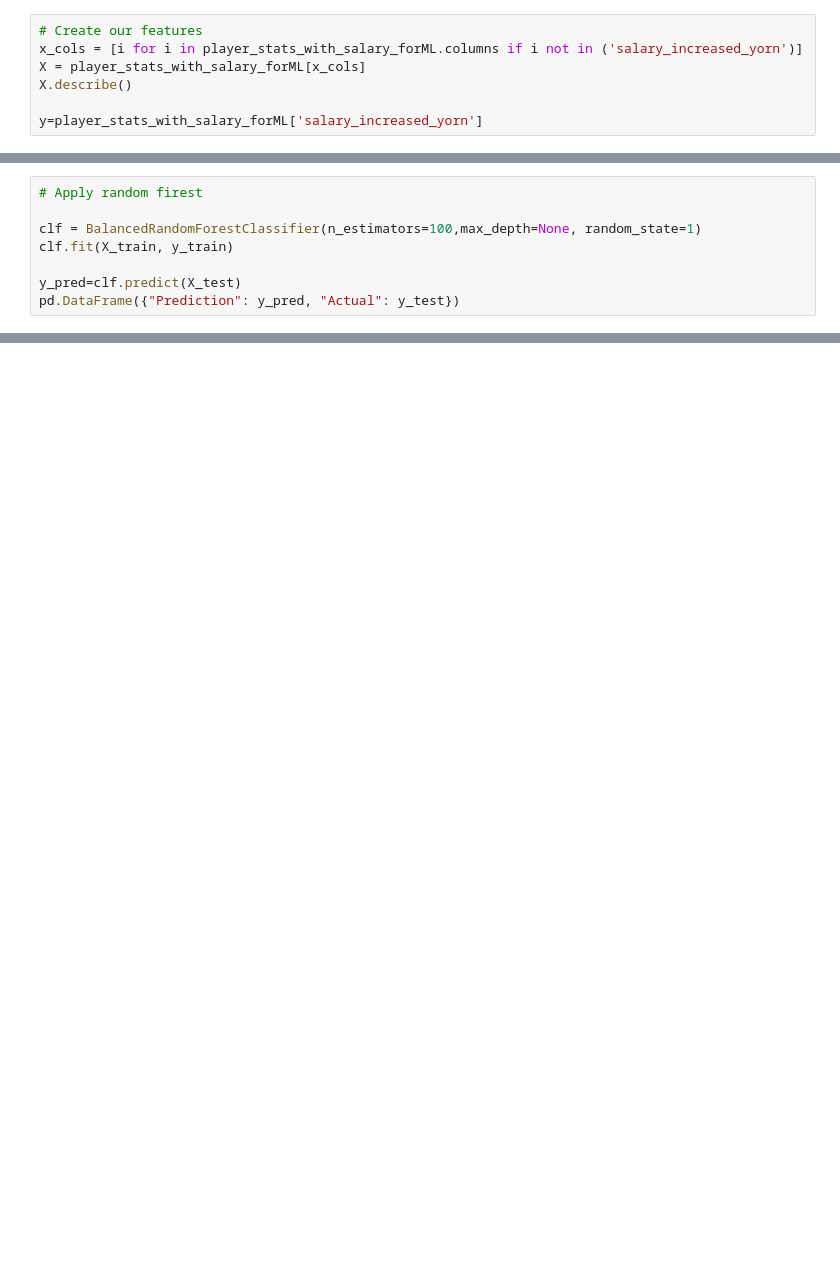
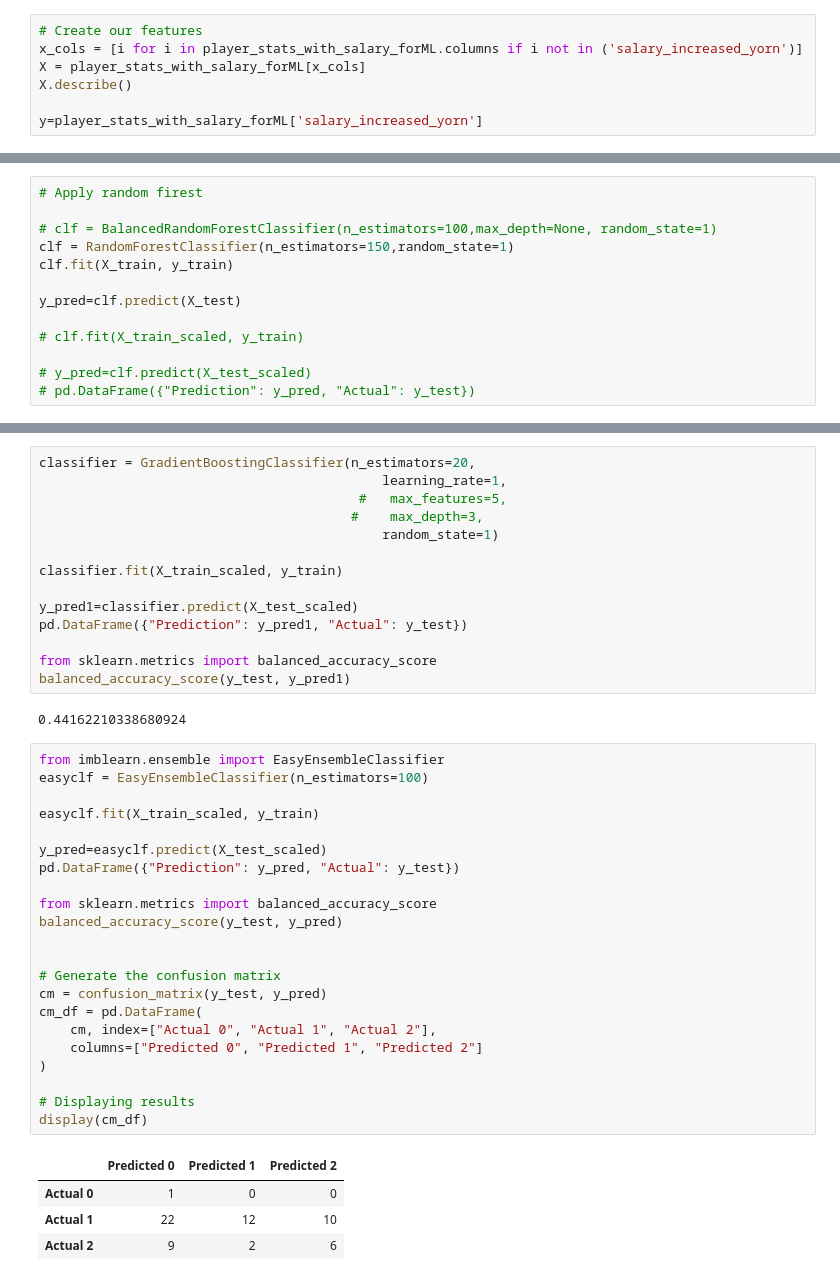
Before and after one commit to asitkumar26/nba-player-analytics, a Jupyter notebook: ML-Models/player-salaryraise-predictions.ipynb, the cells around one changed output, grey strips where cells are left out. Saved outputs shown, nothing was run; the diff lists cells and outputs as text; blank space fills up the shorter version.

Commit message:
Updated with Supervised learning model creation on 08/14

```diff
--- a/ML-Models/player-salaryraise-predictions.ipynb
+++ b/ML-Models/player-salaryraise-predictions.ipynb
@@ -272,8 +336,13 @@ Name: salary_increased_yorn, Length: 65, dtype: int64
 # %%
 # Apply random firest
 
-clf = BalancedRandomForestClassifier(n_estimators=100,max_depth=None, random_state=1)
+# clf = BalancedRandomForestClassifier(n_estimators=100,max_depth=None, random_state=1)
+clf = RandomForestClassifier(n_estimators=150,random_state=1)
 clf.fit(X_train, y_train)
 
 y_pred=clf.predict(X_test)
-pd.DataFrame({"Prediction": y_pred, "Actual": y_test})
+
+# clf.fit(X_train_scaled, y_train)
+
+# y_pred=clf.predict(X_test_scaled)
+# pd.DataFrame({"Prediction": y_pred, "Actual": y_test})
@@ -310,0 +434,43 @@ array([[ 2,  2,  1],
+# %%
+classifier = GradientBoostingClassifier(n_estimators=20,
+                                            learning_rate=1,
+                                         #   max_features=5,
+                                        #    max_depth=3,
+                                            random_state=1)
+
+classifier.fit(X_train_scaled, y_train)
+
+y_pred1=classifier.predict(X_test_scaled)
+pd.DataFrame({"Prediction": y_pred1, "Actual": y_test})
+
+from sklearn.metrics import balanced_accuracy_score
+balanced_accuracy_score(y_test, y_pred1)
+# %% [output]
+0.44162210338680924
+# %%
+from imblearn.ensemble import EasyEnsembleClassifier
+easyclf = EasyEnsembleClassifier(n_estimators=100)
+
+easyclf.fit(X_train_scaled, y_train)
+
+y_pred=easyclf.predict(X_test_scaled)
+pd.DataFrame({"Prediction": y_pred, "Actual": y_test})
+
+from sklearn.metrics import balanced_accuracy_score
+balanced_accuracy_score(y_test, y_pred)
+
+
+# Generate the confusion matrix
+cm = confusion_matrix(y_test, y_pred)
+cm_df = pd.DataFrame(
+    cm, index=["Actual 0", "Actual 1", "Actual 2"],
+    columns=["Predicted 0", "Predicted 1", "Predicted 2"]
+)
+
+# Displaying results
+display(cm_df)
+# %% [output]
+|  | Predicted 0 | Predicted 1 | Predicted 2 |
+| Actual 0 | 1 | 0 | 0 |
+| Actual 1 | 22 | 12 | 10 |
+| Actual 2 | 9 | 2 | 6 |
```
Also changed, not shown: parts of 24 cells of this notebook.
